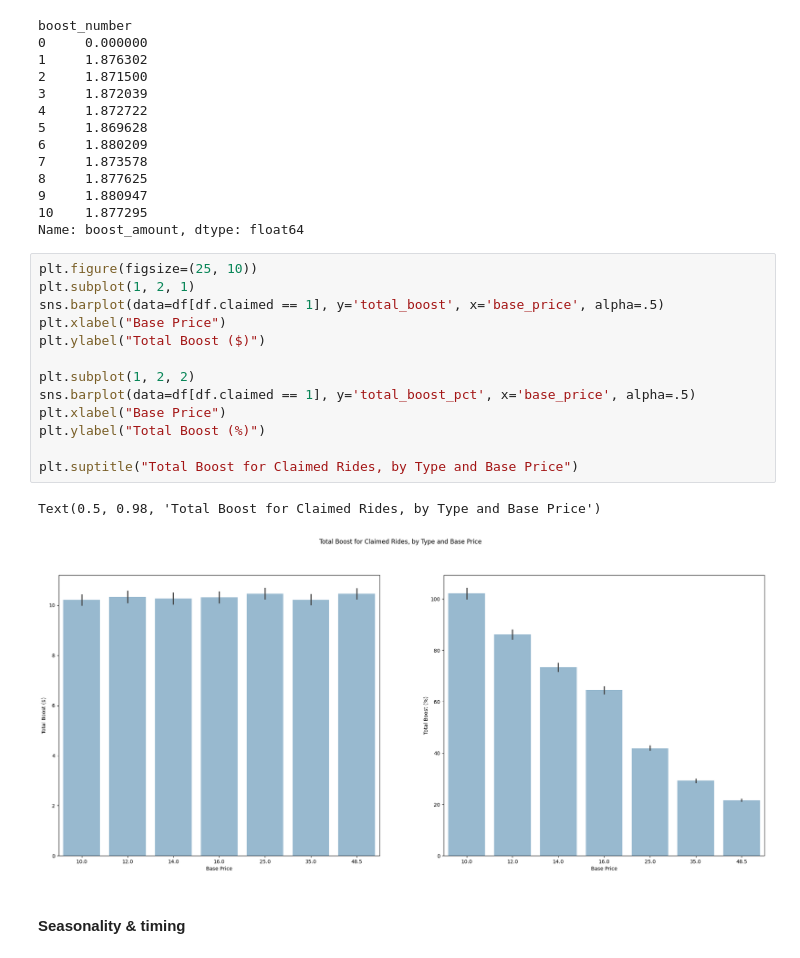
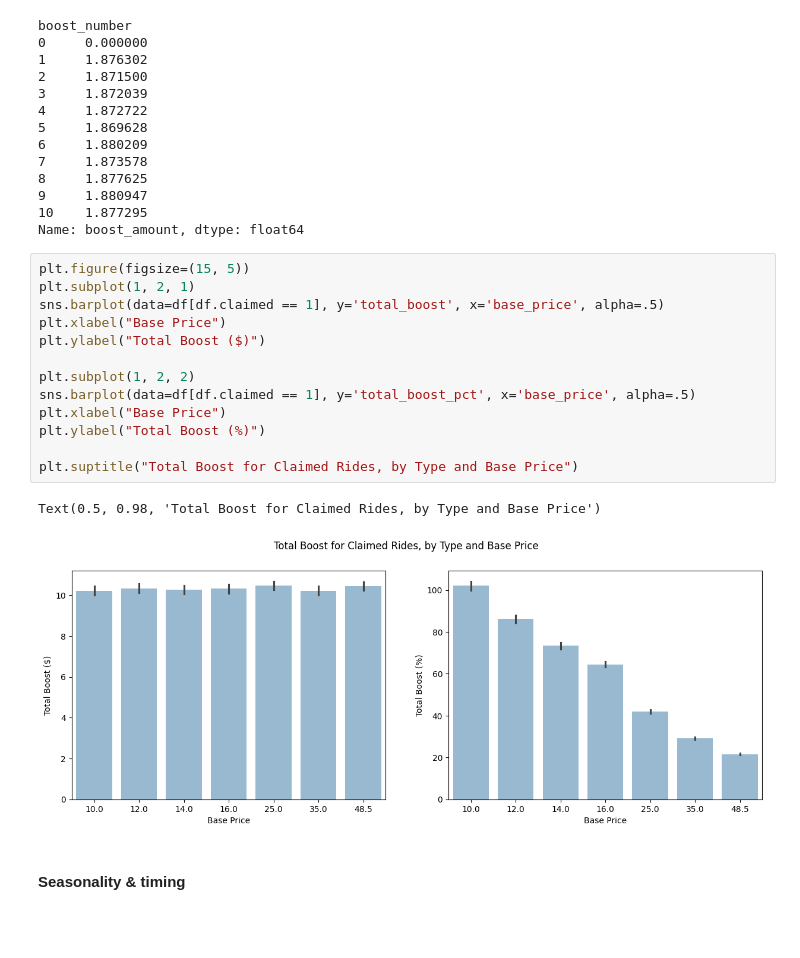
Before and after one commit to jikaasik/hsd_technical_assessment, a Jupyter notebook: notebooks/01_exploratory_analysis.ipynb, the cells around one changed output. Drawn from its saved outputs; the diff is of its cells as text; blank space fills up the shorter version.

```diff
--- a/notebooks/01_exploratory_analysis.ipynb
+++ b/notebooks/01_exploratory_analysis.ipynb
@@ -150,21 +151,21 @@ boost_number
 10    1.877295
 Name: boost_amount, dtype: float64
 # %%
-plt.figure(figsize=(25, 10))
+plt.figure(figsize=(15, 5))
 plt.subplot(1, 2, 1)
 sns.barplot(data=df[df.claimed == 1], y='total_boost', x='base_price', alpha=.5)
 plt.xlabel("Base Price")
 plt.ylabel("Total Boost ($)")
 
 plt.subplot(1, 2, 2)
 sns.barplot(data=df[df.claimed == 1], y='total_boost_pct', x='base_price', alpha=.5)
 plt.xlabel("Base Price")
 plt.ylabel("Total Boost (%)")
 
 plt.suptitle("Total Boost for Claimed Rides, by Type and Base Price")
 # %% [output]
 Text(0.5, 0.98, 'Total Boost for Claimed Rides, by Type and Base Price')
-[figure, old version]
+[figure, new version]
 # %% [markdown]
 #### Seasonality & timing
 # %%
```
Also changed, not shown: parts of 1 cell of this notebook, 4 other files.
